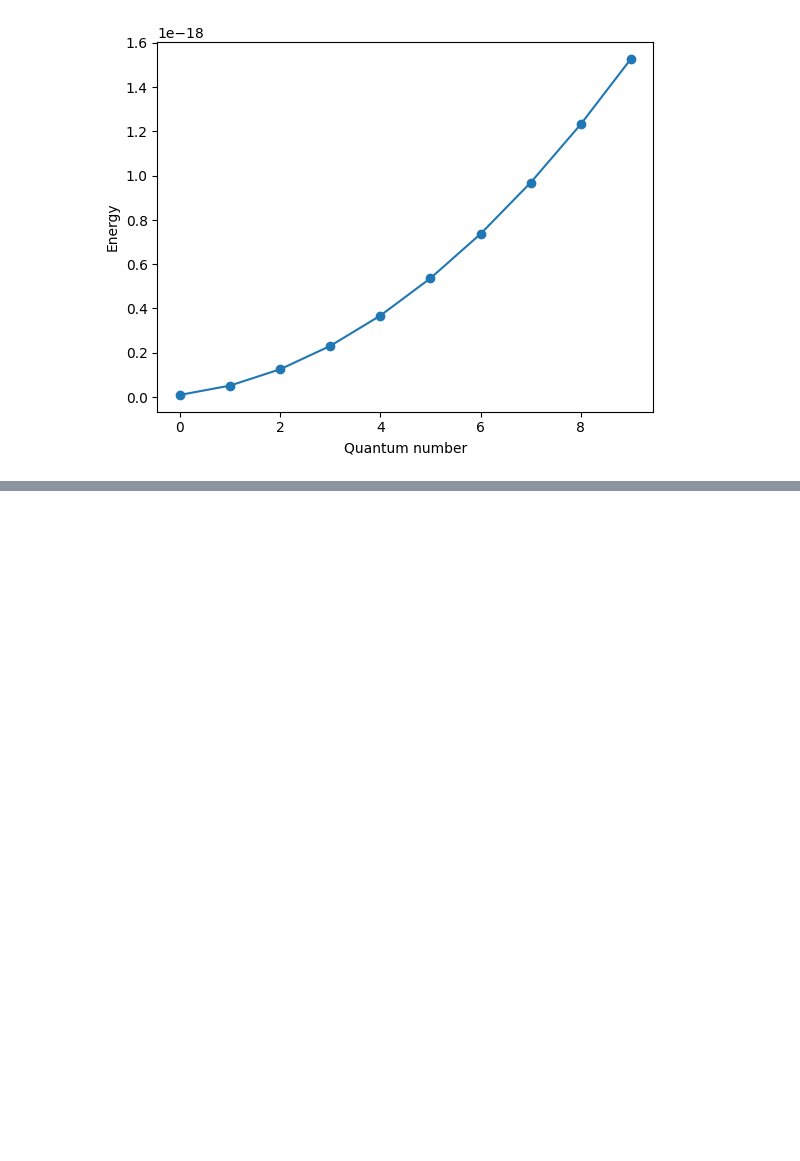
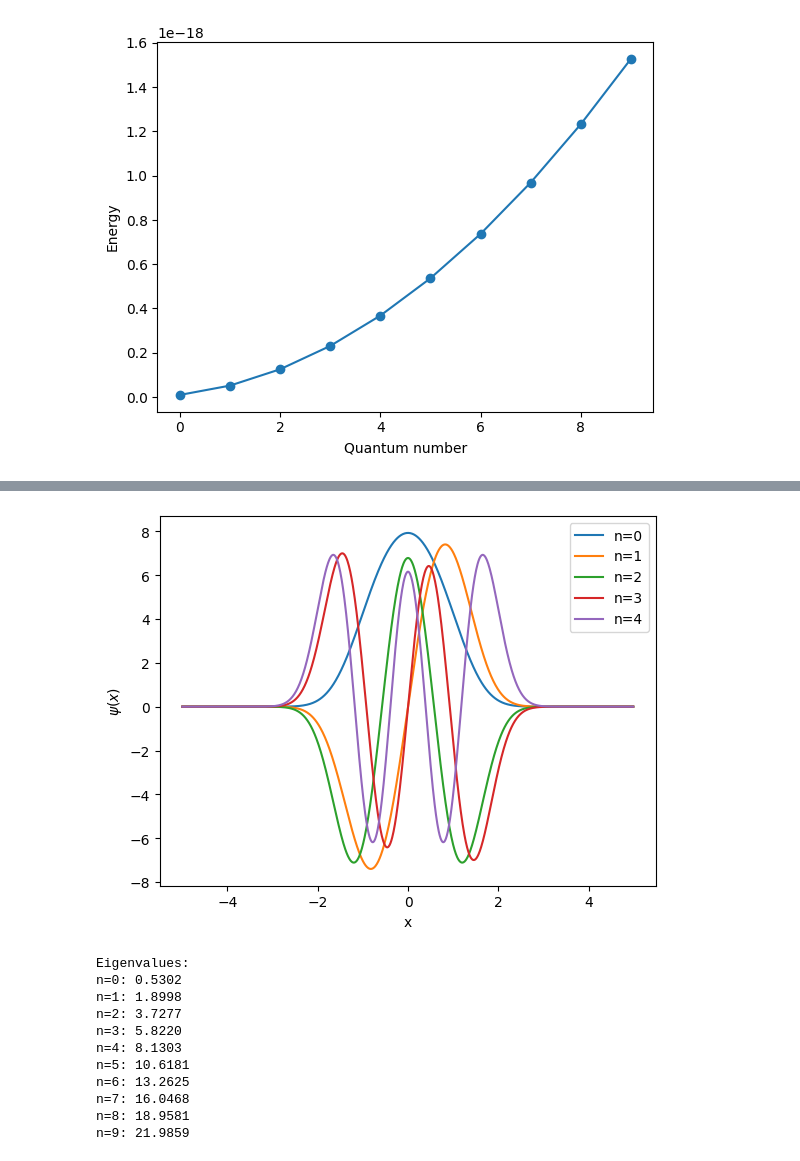
Before and after one commit to BrainConnection/Small_Project, a Jupyter notebook: chat_practice.ipynb, the cells around one changed output, grey strips where cells are left out. Drawn from its saved outputs; the diff is of its cells as text; code cells hidden in the pictures; blank space fills up the shorter version.

```diff
--- a/chat_practice.ipynb
+++ b/chat_practice.ipynb
@@ -978,0 +1175,57 @@ plt.show()
+# %%
+import numpy as np
+import matplotlib.pyplot as plt
+
+# define constants and variables
+hbar = 1.0
+m = 1.0
+w = 1.0
+N = 1000
+L = 10.0
+x = np.linspace(-L/2, L/2, N+1)[:-1] # change shape of x array
+dx = x[1] - x[0]
+V = 0.5 * m * w**2 * x**4
+
+# construct kinetic energy matrix
+T = np.zeros((N, N))
+for i in range(N):
+    for j in range(N):
+        if i == j:
+            T[i, j] = -2.0
+        elif np.abs(i-j) == 1:
+            T[i, j] = 1.0
+T *= -0.5*hbar**2/(m*dx**2)
+
+# solve for eigenvalues and eigenvectors
+E, psi = np.linalg.eigh(T + np.diag(V))
+
+# normalize wave functions
+for i in range(N):
+    psi[:, i] /= np.sqrt(dx*np.trapz(psi[:, i]**2, x))
+
+# plot wave functions
+for i in range(5):
+    plt.plot(x, psi[:, i], label=f"n={i}")
+
+plt.xlabel("x")
+plt.ylabel("$\psi(x)$")
+plt.legend()
+plt.show()
+
+# print table of eigenvalues
+print("Eigenvalues:")
+for i in range(10):
+    print(f"n={i}: {E[i]:.4f}")
+# %% [output]
+[figure, added]
+Eigenvalues:
+n=0: 0.5302
+n=1: 1.8998
+n=2: 3.7277
+n=3: 5.8220
+n=4: 8.1303
+n=5: 10.6181
+n=6: 13.2625
+n=7: 16.0468
+n=8: 18.9581
+n=9: 21.9859
```
Also changed, not shown: parts of 4 cells of this notebook.
